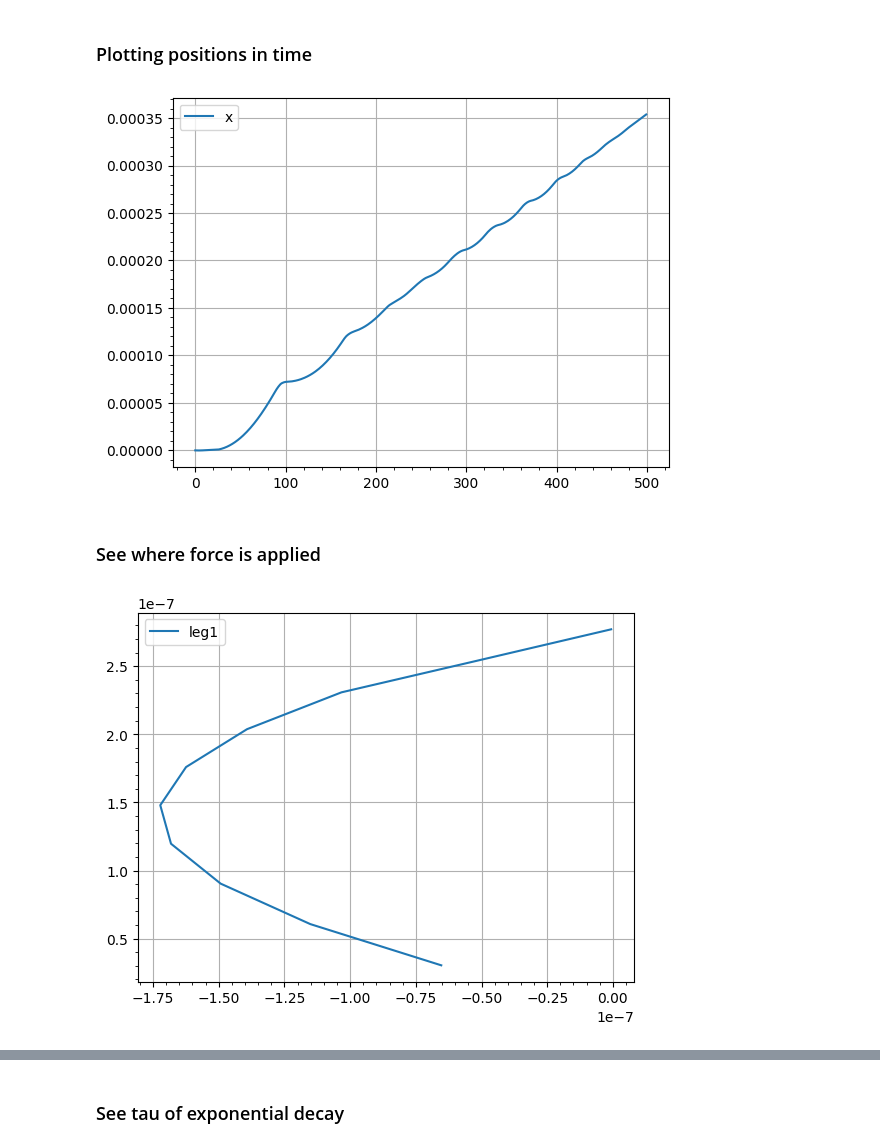
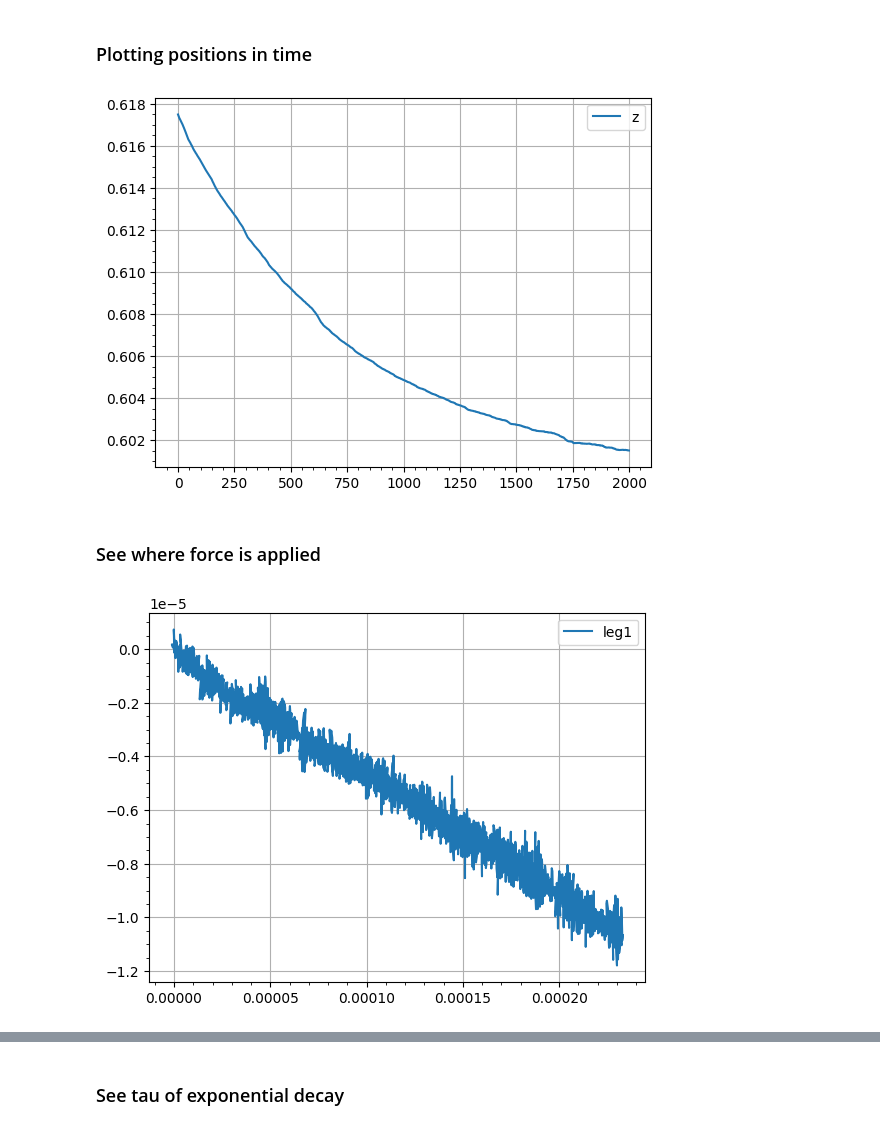
Before and after one commit to Gaianeve/Real_Mega_Fufi, a Jupyter notebook: Robot/1LegTrail/Giunto_versione_fascia_elastica/Model_video_spectrum.ipynb, the cells around one changed output, grey strips where cells are left out. Saved outputs shown, nothing was run; the diff lists cells and outputs as text; code cells hidden in the pictures.

```diff
--- a/Robot/1LegTrail/Giunto_versione_fascia_elastica/Model_video_spectrum.ipynb
+++ b/Robot/1LegTrail/Giunto_versione_fascia_elastica/Model_video_spectrum.ipynb
@@ -101,4 +107,3 @@ leg_id = p.loadURDF("pippa_oneleg_leg.urdf", \
                        useFixedBase = False )
 # azzurrino
 p.changeVisualShape(leg_id, -1, rgbaColor=[0.5, 0.8, 1, 1])
-p.addUserDebugLine([0, 0, 0], [0.1, 0, 0], [1, 0, 0], parentObjectUniqueId=leg_id)
@@ -146,7 +194,7 @@ threshold_z 0.24000000208616257
 
 # Parametri della fotocamera
 cam_target_pos = [0, 0, 0]
-cam_distance = 2.0
+cam_distance = 1.0
 cam_yaw, cam_pitch, cam_roll = 50, -30.0, 0
 cam_width, cam_height = 480, 360
 cam_up_axis_idx = 2
@@ -162,14 +210,10 @@ simulation_time = 180
 sampling_frequency = 1 / 100
 num_points = int(simulation_time * sampling_frequency)
 
-# Liste per registrare le posizioni
-leg_positions_x, leg_positions_y, leg_position_z = [], [], []
-
 # Forza esterna da applicare
 force_module = np.array([0.05, 0, 0])
 column_pos, coloum_or = p.getBasePositionAndOrientation(column_id)
 force_position = column_pos  # Posizione dove applicare la forza
-print(f'column orientation', p.getEulerFromQuaternion( coloum_or))
 p.stepSimulation()
 # %% [output]
 WARNING:imageio_ffmpeg:IMAGEIO FFMPEG_WRITER WARNING: input image is not divisible by macro_block_size=16, resizing from (480, 360) to (480, 368) to ensure video compatibility with most codecs and pla ...
@@ -196,6 +221,13 @@ leg position (-6.532142567541368e-08, 3.0387470849832884e-08, 0.6176293525892692
+# %%
+joint_vel_x, joint_vel_y, joint_vel_z = [], [], []
+joint_positions_x, joint_positions_y, joint_position_z = [], [], []
+
+# Liste per registrare le posizioni
+leg_positions_x, leg_positions_y, leg_position_z = [], [], []
+leg_vel_x, leg_vel_y, leg_vel_z = [], [], []
 # %%
 # Ciclo principale della simulazione
-for step in range(500):
+for step in range(2000):
     #print(f'\rtimestep {step}...', end='')
     #if step == 50:
       # Applicare la forza esterna al primo passo della simulazione
@@ -213,17 +245,23 @@ for step in range(500):
     leg_positions_y.append(leg_position[1])
     leg_position_z.append(leg_position[2])
 
-    # Posizioni della colonna per vedere dove prende la forza
-    column_position, column_orientation = p.getBasePositionAndOrientation(column_id)
-    column_positions_x.append(column_position[0])
-    column_positions_y.append(column_position[1])
-    column_position_z.append(column_position[2])
+    #get leg velocity
+    leg_velocity = p.getBaseVelocity(leg_id)
+    leg_vel_x.append(leg_velocity[0][0])
+    leg_vel_y.append(leg_velocity[0][1])
+    leg_vel_z.append(leg_velocity[0][2])
 
     #get joint position
     joint_position, joint_orientation = p.getBasePositionAndOrientation(elastic_joint_id)
     joint_positions_x.append(joint_position[0])
     joint_positions_y.append(joint_position[1])
     joint_position_z.append(joint_position[2])
+
+    #get joint velocity
+    joint_velocity = p.getBaseVelocity(elastic_joint_id)
+    joint_vel_x.append(joint_velocity[0][0])
+    joint_vel_y.append(joint_velocity[0][1])
+    joint_vel_z.append(joint_velocity[0][2])
 
     # Aggiorna il video
     # Calcola la vista e la proiezione della fotocamera
@@ -244,6 +282,3 @@ for step in range(500):
 
 # Rilascia le risorse video
 vid.close()
-
-# Disconnessione dalla simulazione
-#p.disconnect()
@@ -268,29 +306,29 @@ HTML(f'<video width="600" controls><source src="{data_url}" type="video/mp4"></v
 
 #plotting positions
 plt.figure('Leg positions')
-plt.plot(leg_positions_x, label='x')
+#plt.plot(leg_positions_x, label='x')
 #plt.plot(leg_positions_y, label='y')
-#plt.plot(leg_position_z, label='z')
+plt.plot(leg_position_z, label='z')
 plt.legend()
 plt.grid()
 plt.minorticks_on()
-#plt.ylim(-0.000001,0.0001)
-#plt.xlim(45, 1000)
+#plt.xlim(1000,1800)
+#plt.ylim(0.589, 0.595)
 plt.show()
 # %% [output]
-[figure, old version]
+[figure, new version]
 # %% [markdown]
 ### See where force is applied
 # %%
 plt.figure('xy motion')
-plt.plot(leg_positions_x[0:10], leg_positions_y[0:10], label = 'leg1')
+plt.plot(leg_positions_x, leg_positions_y, label = 'leg1')
 plt.legend()
 #plt.xlim(0,6e-6)
 plt.grid()
 plt.minorticks_on()
 plt.show()
 # %% [output]
-[figure, old version]
+[figure, new version]
 # %%
 plt.figure()
 #plt.plot(joint_positions_x, label = 'x')
```
Also changed, not shown: parts of 16 cells of this notebook.
